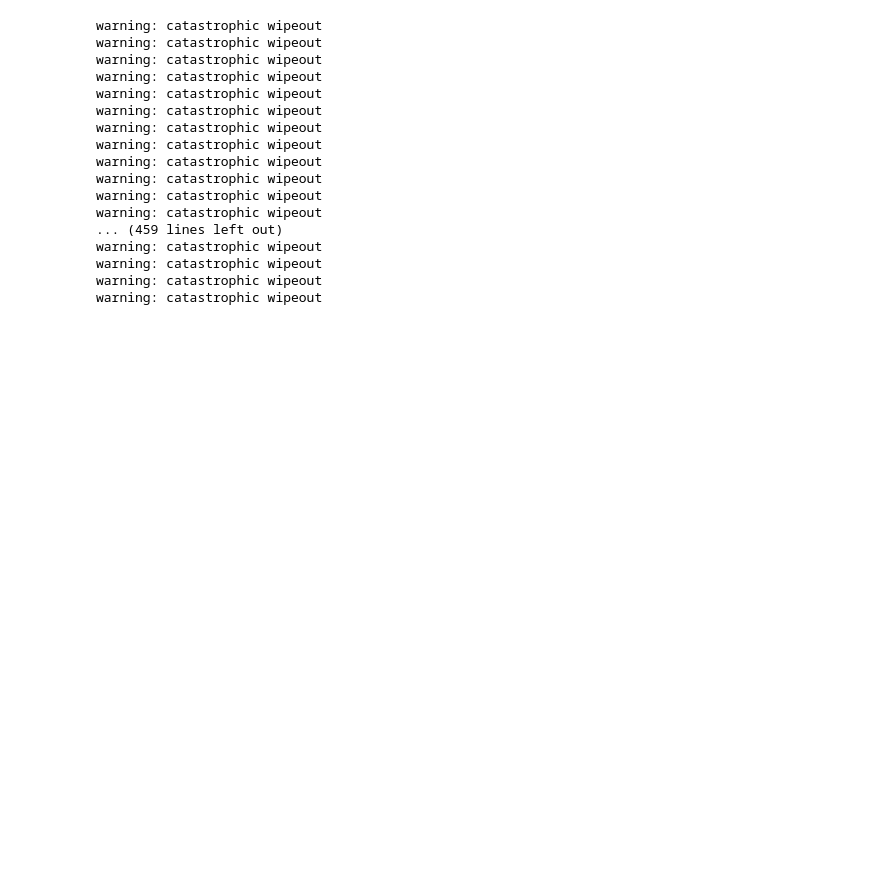
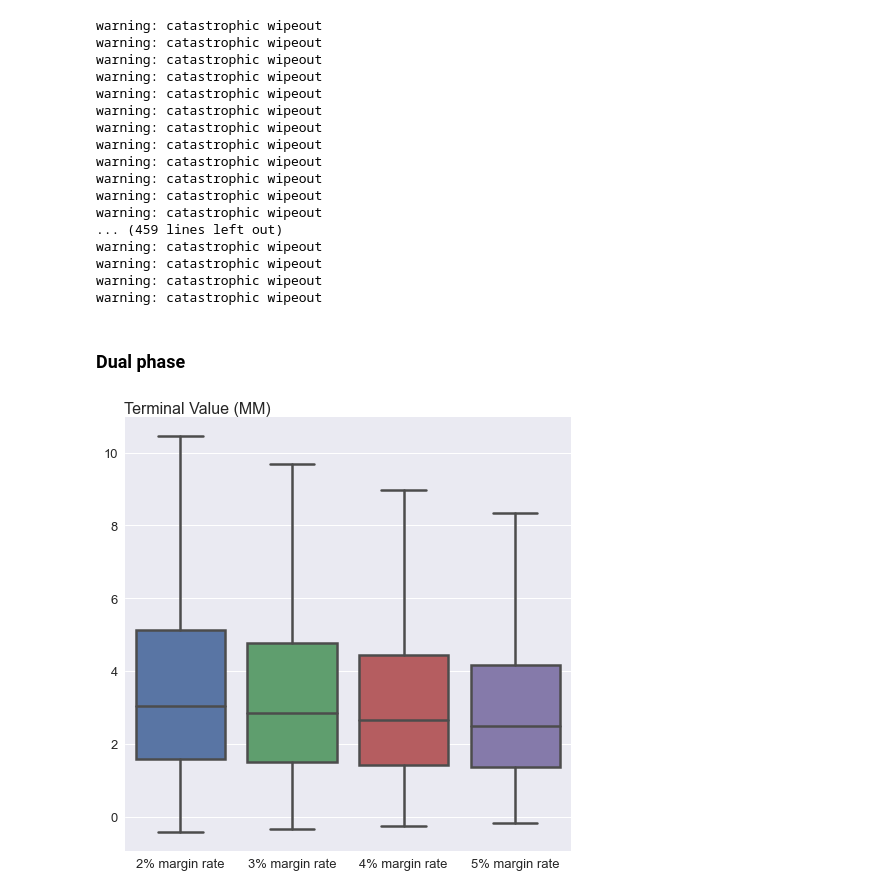
Before and after one commit to neriksen/applied_finance, a Jupyter notebook: robustness_debt.ipynb, the cells around one changed output. Saved outputs shown, nothing was run; the diff lists cells and outputs as text; code cells hidden in the pictures; blank space fills up the shorter version.

Commit message:
Added sharpe ratio tables and fixed figures in robustness_debt

```diff
--- a/robustness_debt.ipynb
+++ b/robustness_debt.ipynb
@@ -11,3 +3,25 @@ plt.style.use('seaborn')
+# %%
+import calculate_return as cr
+import pandas as pd
+import numpy as np
+import matplotlib.pyplot as plt
+import matplotlib
+import seaborn as sns
+from math import sqrt
+import sharpe
+pd.set_option('display.float_format', lambda x: '%.3f' % x)
+pd.set_option('display.max_rows', 1000)
+pd.set_option('display.max_columns', 50)
+pd.set_option('display.float_format', lambda x: '%.3f' % x)
+pd.set_option('display.max_rows', 1000)
+plt.style.use('seaborn')
+plt.rc('font', size=10)          # controls default text sizes
+plt.rc('axes', titlesize=16)     # fontsize of the axes title
+plt.rc('axes', labelsize=16)    # fontsize of the x and y labels
+plt.rc('xtick', labelsize=13)    # fontsize of the tick labels
+plt.rc('ytick', labelsize=13)    # fontsize of the tick labels
+plt.rc('legend', fontsize=13)    # legend fontsize
+plt.rc('figure', titlesize=13)  # fontsize of the figure title
 # %% [markdown]
 ### How is pi affected by increasing interest rates?
 # %%
@@ -51,3 +65,22 @@ warning: catastrophic wipeout
 warning: catastrophic wipeout
 warning: catastrophic wipeout
 warning: catastrophic wipeout
+# %% [markdown]
+### Dual phase
+# %%
+data=ports2.loc[:, ["dual_phase"]]
+data.columns=['2% margin rate']
+data["3% margin rate"]=ports3["dual_phase"]
+data["4% margin rate"]=ports4["dual_phase"]
+data["5% margin rate"]=ports5["dual_phase"]
+
+x = data.loc[(slice(None), '2070-01-01'),:]
+x = pd.melt(x)
+x['value'] = x['value'].div(1000000) #Convert into millions
+f, ax = plt.subplots(figsize=(8,8))
+ax = sns.boxplot(x='variable',y='value',data=x,showfliers = False,linewidth=2.5)
+ax.set_ylabel("Terminal Value (MM)", loc='top', rotation=0, labelpad=-167)
+ax.set_xlabel("")
+f.savefig("Robustness/boxplot_higher_margin_rate_dual.png", bbox_inches = 'tight', pad_inches = 0.1)
+# %% [output]
+[figure, added]
```
Also changed, not shown: parts of 11 cells of this notebook, 2 other files.
